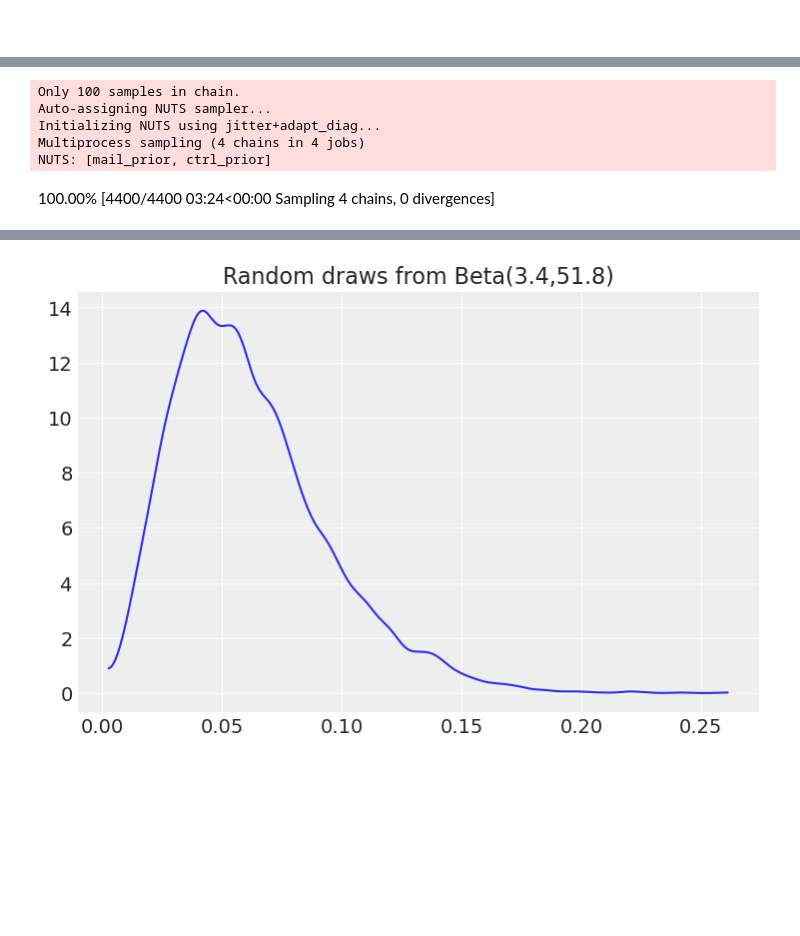
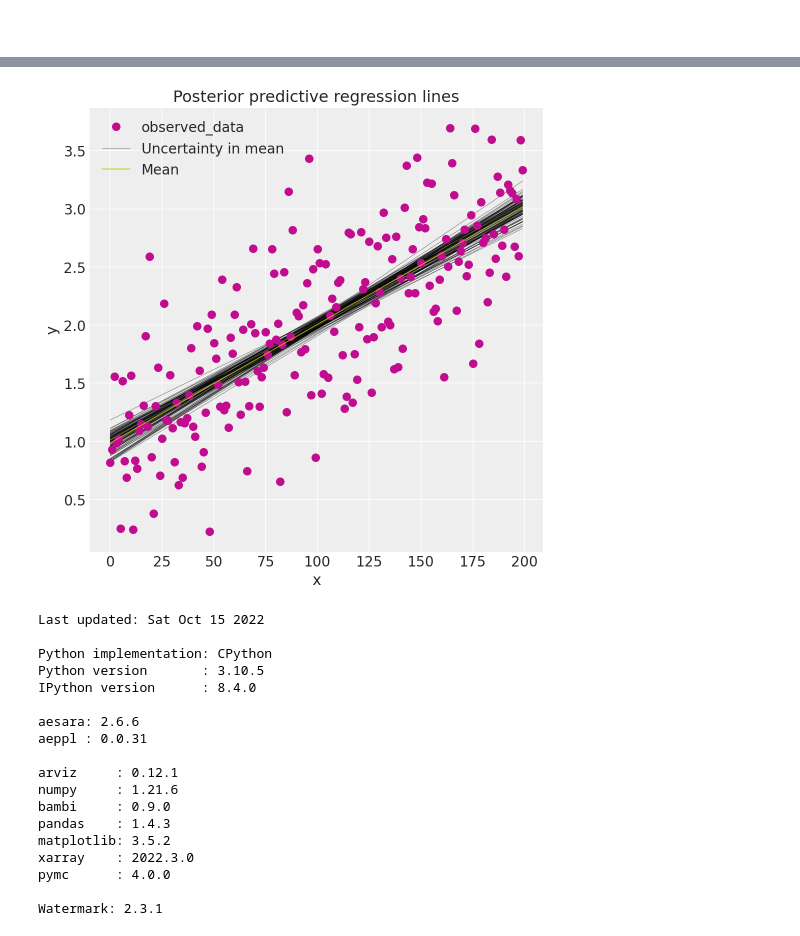
Before and after one commit to jwalluww/Bayesian_Inference, a Jupyter notebook: Medium_Articles/PYMC4.ipynb, the cells around one changed output, grey strips where cells are left out. Cells and saved outputs as stored; diff of their text form; code cells hidden in the pictures; blank space fills up the shorter version.

```diff
--- a/Medium_Articles/PYMC4.ipynb
+++ b/Medium_Articles/PYMC4.ipynb
@@ -157,5 +106,2 @@ plt.show()
 # %%
-dens = 0.85
-lower = 0.001
-upper = 0.01
-constrained_priors = pm.find_constrained_prior(pm.Beta,lower=lower,upper=upper,mass=dens,init_guess=dict(alpha=33,beta=5178))
+idata.posterior["y_model"] = idata.posterior["Intercept"] + idata.posterior["x"] * xr.DataArray(x)
@@ -164,22 +108,6 @@ constrained_priors = pm.find_constrained_prior(pm.Beta,lower=lower,upper=upper,m
 # %%
-### What did we know about Totaltech signups before this? - Estimated based on historical counts at 0.65%; that is now our prior probability
-with pm.Model() as model: # 1. Open up your model! All of your parameters are now indented.
-
-    # 3. What did our prior look like --- go above to see how we figure this out!
-    # mail_prior = pm.Beta('mail_prior',a,b)
-    # ctrl_prior = pm.Beta('ctrl_prior',a,b)
-    mail_prior = pm.Beta('mail_prior',**constrained_priors)
-    ctrl_prior = pm.Beta('ctrl_prior',**constrained_priors)
-
-    # 2. Likelihood: What your data looks like - distribution & inputs
-    mailed = pm.Bernoulli('mailed',mail_prior,observed=df[df['RNK']=='MLD']['CAMP_TOTALTECH'])
-    control = pm.Bernoulli('control',ctrl_prior,observed=df[df['RNK']=='CTL']['CAMP_TOTALTECH'])
-
-    trace_abtest = pm.sample(100,return_inferencedata=True)
+_, ax = plt.subplots(figsize=(7, 7))
+az.plot_lm(idata=idata, y="y", num_samples=100, axes=ax, y_model="y_model")
+ax.set_title("Posterior predictive regression lines")
+ax.set_xlabel("x");
 # %% [output]
-Only 100 samples in chain.
-Auto-assigning NUTS sampler...
-Initializing NUTS using jitter+adapt_diag...
-Multiprocess sampling (4 chains in 4 jobs)
-NUTS: [mail_prior, ctrl_prior]
-100.00% [4400/4400 03:24<00:00 Sampling 4 chains, 0 divergences]
@@ -187,9 +114,24 @@ Sampling 4 chains for 1_000 tune and 100 draw iterations (4_000 + 400 draws tota
+[figure, added]
 # %%
-### Graphing Priors from scipy priors 1
-draws = pm.draw(mail_prior,draws=10000)
-ax = az.plot_dist(draws)
-ax.set_title(
-    f"Random draws from Beta({round(a,1)},{round(b,1)})"
-);
+%load_ext watermark
+
+%watermark -n -u -v -iv -w -p aesara,aeppl
 # %% [output]
-[figure, removed]
+Last updated: Sat Oct 15 2022
+
+Python implementation: CPython
+Python version       : 3.10.5
+IPython version      : 8.4.0
+
+aesara: 2.6.6
+aeppl : 0.0.31
+
+arviz     : 0.12.1
+numpy     : 1.21.6
+bambi     : 0.9.0
+pandas    : 1.4.3
+matplotlib: 3.5.2
+xarray    : 2022.3.0
+pymc      : 4.0.0
+
+Watermark: 2.3.1
```
Also changed, not shown: parts of 26 cells of this notebook, 6 other files.
